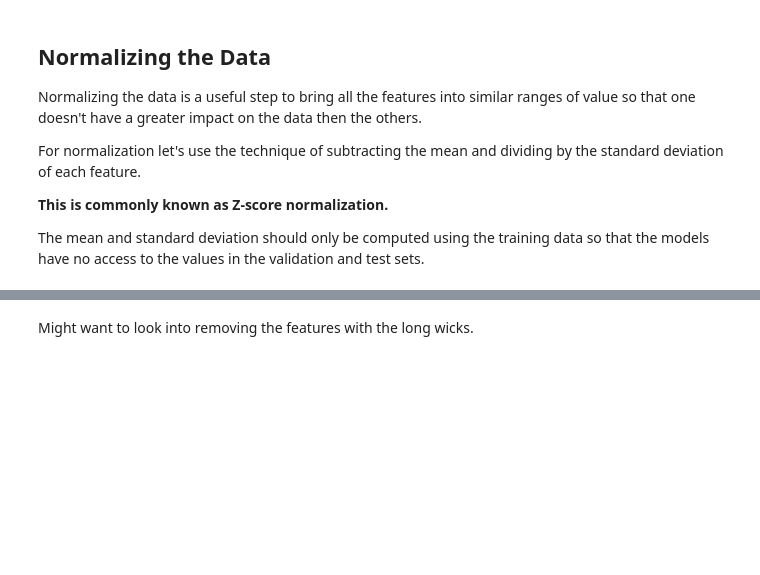
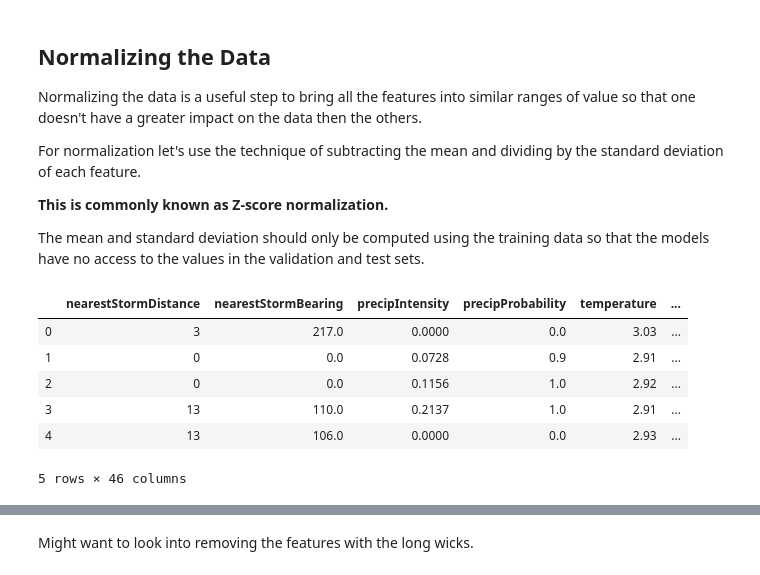
Before and after one commit to cplm98/Indoor-Room-Temperature-Forecasting, a Jupyter notebook: data_preprocessing.ipynb, the cells around one changed output, grey strips where cells are left out. Drawn from its saved outputs; the diff is of its cells as text; code cells hidden in the pictures; blank space fills up the shorter version.

```diff
--- a/data_preprocessing.ipynb
+++ b/data_preprocessing.ipynb
@@ -139,6 +143,16 @@ For normalization let's use the technique of subtracting the mean and dividing b
 **This is commonly known as Z-score normalization.**
 
 The mean and standard deviation should only be computed using the training data so that the models have no access to the values in the validation and test sets.
+# %%
+data.head()
+# %% [output]
+|  | nearestStormDistance | nearestStormBearing | precipIntensity | precipProbability | temperature | ... |
+| 0 | 3 | 217.0 | 0.0000 | 0.0 | 3.03 | ... |
+| 1 | 0 | 0.0 | 0.0728 | 0.9 | 2.91 | ... |
+| 2 | 0 | 0.0 | 0.1156 | 1.0 | 2.92 | ... |
+| 3 | 13 | 110.0 | 0.2137 | 1.0 | 2.91 | ... |
+| 4 | 13 | 106.0 | 0.0000 | 0.0 | 2.93 | ... |
+5 rows × 46 columns
 # %%
 train_mean = train_df.mean()
 train_std = train_df.std()
```
Also changed, not shown: parts of 15 cells of this notebook.
